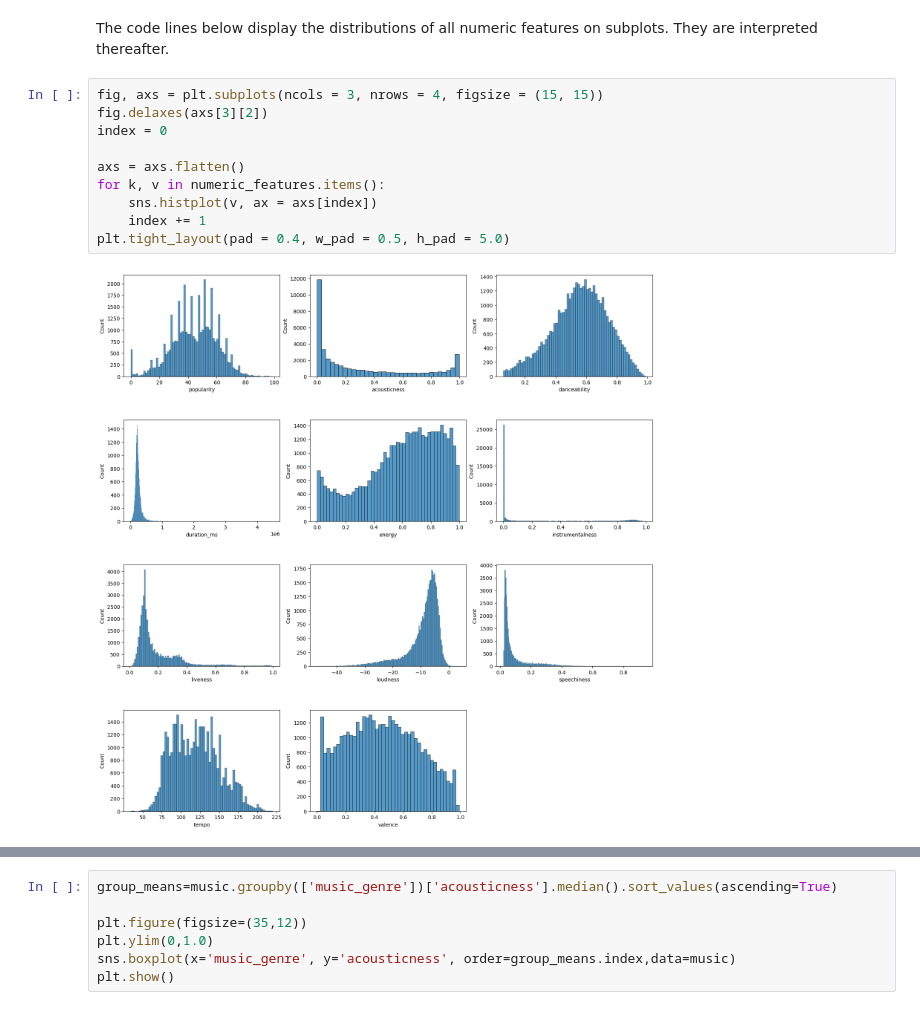
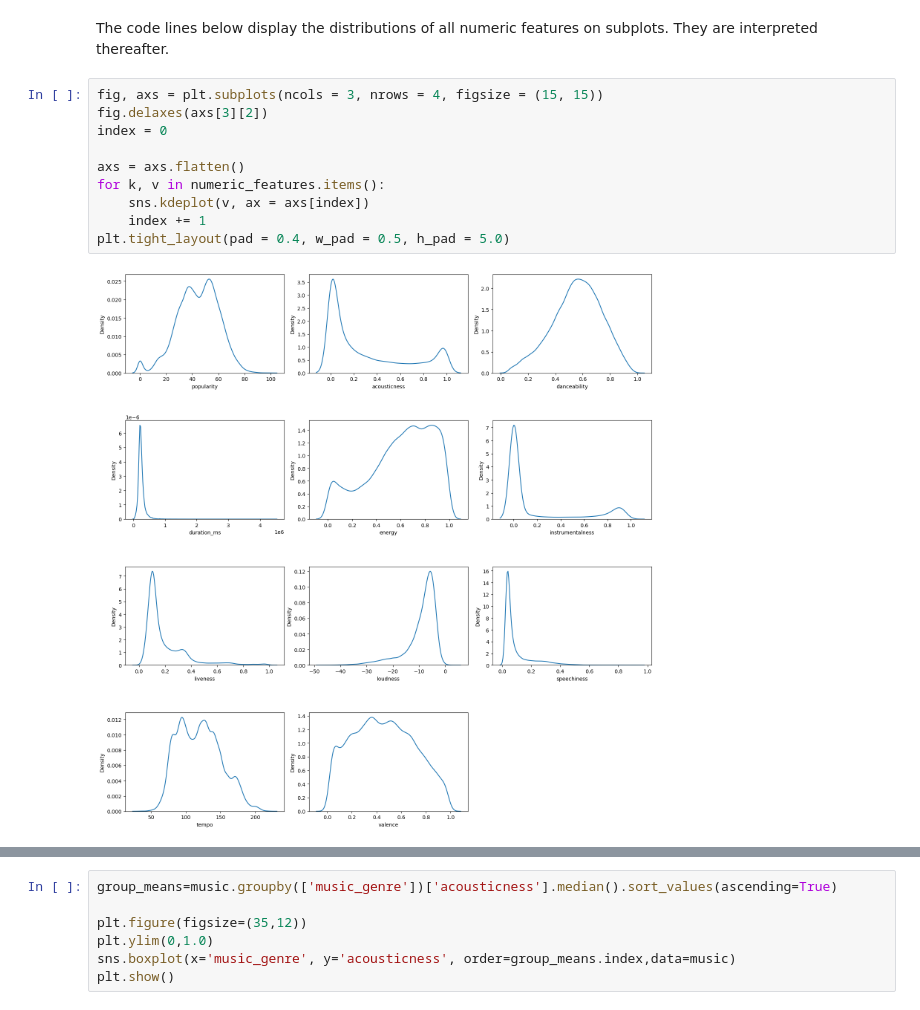
Before and after one commit to tanvi-jain3/SC1015-Song-Genre-Classification, a Jupyter notebook: 2) Data Exploratory Analysis .ipynb, the cells around one changed output, grey strips where cells are left out. Cells and saved outputs as stored; diff of their text form.

```diff
--- a/2) Data Exploratory Analysis .ipynb
+++ b/2) Data Exploratory Analysis .ipynb
@@ -120,13 +93,13 @@ The code lines below display the distributions of all numeric features on subplo
 # %%
 fig, axs = plt.subplots(ncols = 3, nrows = 4, figsize = (15, 15))
 fig.delaxes(axs[3][2])
 index = 0
 
 axs = axs.flatten()
 for k, v in numeric_features.items():
-    sns.histplot(v, ax = axs[index])
+    sns.kdeplot(v, ax = axs[index])
     index += 1
 plt.tight_layout(pad = 0.4, w_pad = 0.5, h_pad = 5.0)
 # %% [output]
-[figure, old version]
+[figure, new version]
 # %% [markdown]
```
Also changed, not shown: parts of 19 cells of this notebook, 2 other files.
